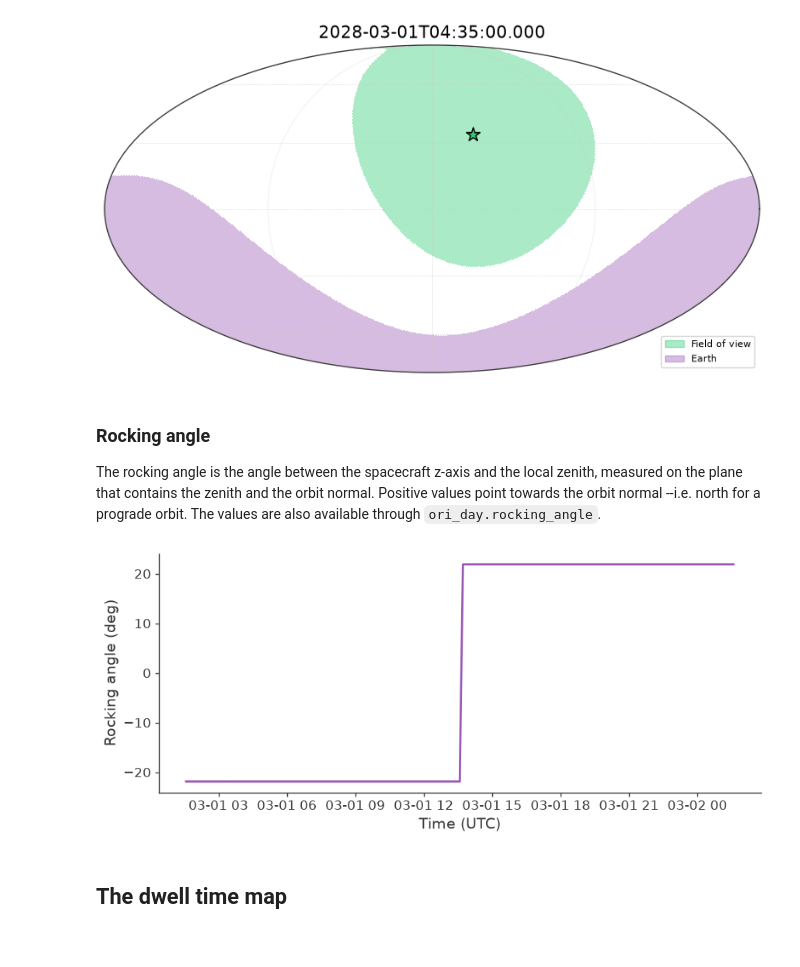
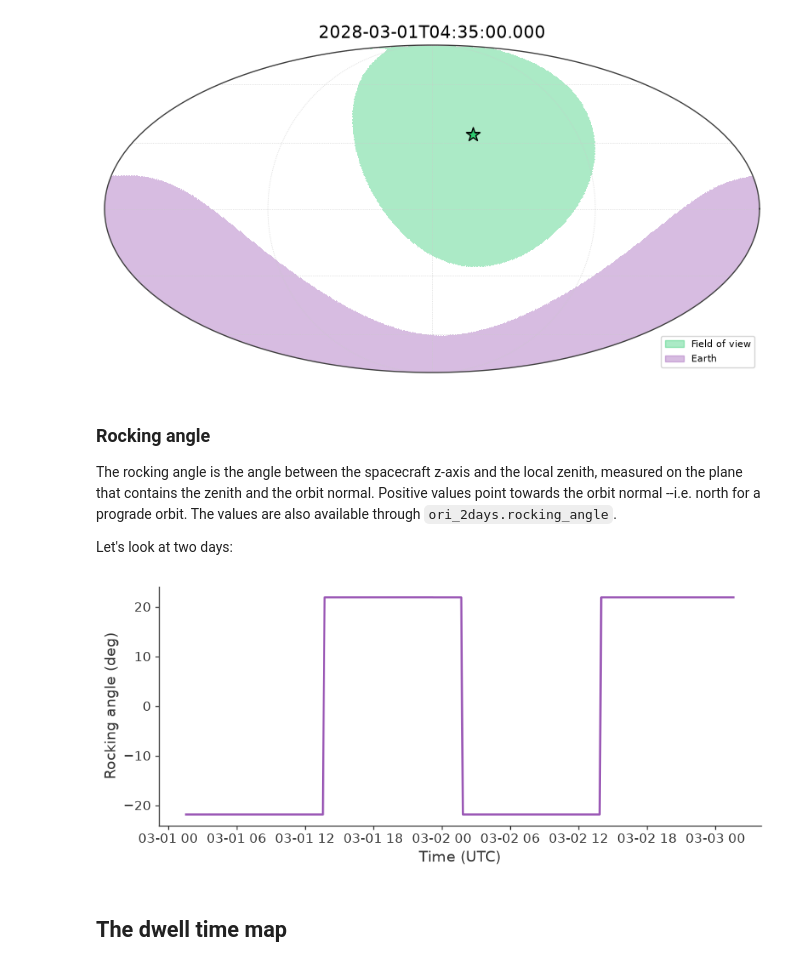
Before and after one commit to cositools/cosipy, a Jupyter notebook: docs/tutorials/response/SpacecraftFile.ipynb, the cells around one changed output. Cells and saved outputs as stored; diff of their text form; code cells hidden in the pictures.

Commit message:
Plot two days of rocking angle in the SpacecraftHistory tutorial
Co-Authored-By: Claude Opus 5.5 <noreply@anthropic.com>
Claude-Session: https://claude.ai/code/session_01Kt3d7sC8rxCykJTREdozEn

```diff
--- a/docs/tutorials/response/SpacecraftFile.ipynb
+++ b/docs/tutorials/response/SpacecraftFile.ipynb
@@ -115,11 +115,15 @@ ori_day.plot_pointing(ori_day.tstart + 3*u.h, fov = 60*u.deg);
 # %% [markdown]
 ### Rocking angle
 
-The rocking angle is the angle between the spacecraft z-axis and the local zenith, measured on the plane that contains the zenith and the orbit normal. Positive values point towards the orbit normal --i.e. north for a prograde orbit. The values are also available through `ori_day.rocking_angle`.
+The rocking angle is the angle between the spacecraft z-axis and the local zenith, measured on the plane that contains the zenith and the orbit normal. Positive values point towards the orbit normal --i.e. north for a prograde orbit. The values are also available through `ori_2days.rocking_angle`.
+
+Let's look at two days:
 # %%
-ori_day.plot_rocking_angle();
+ori_2days = SpacecraftHistory.open(ori_path, tstop = Time(1835487300.0 + 2*86400, format = 'unix'))
+
+ori_2days.plot_rocking_angle();
 # %% [output]
-[figure, old version]
+[figure, new version]
 # %% [markdown]
 ## The dwell time map
 # %% [markdown]
```
